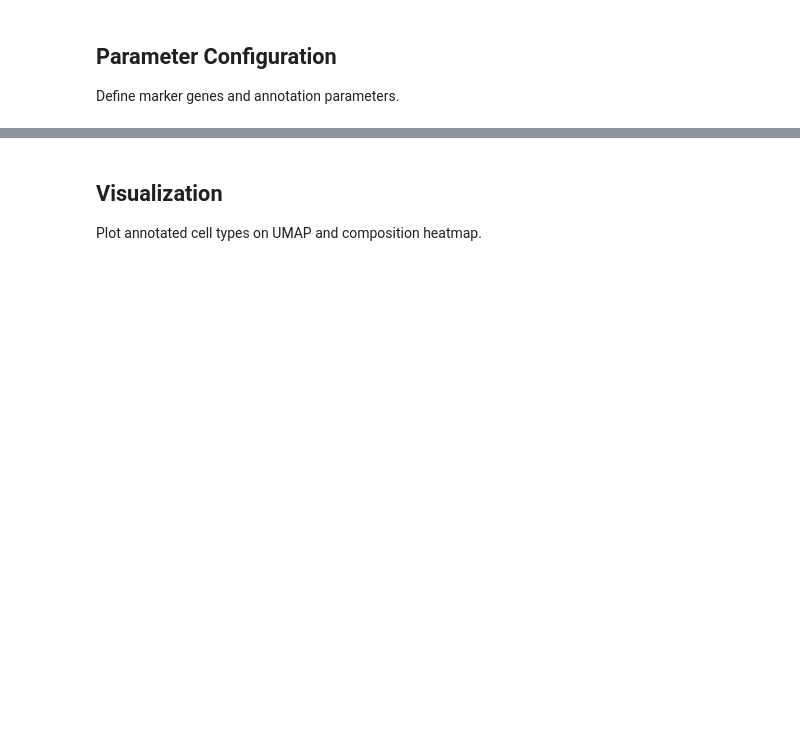
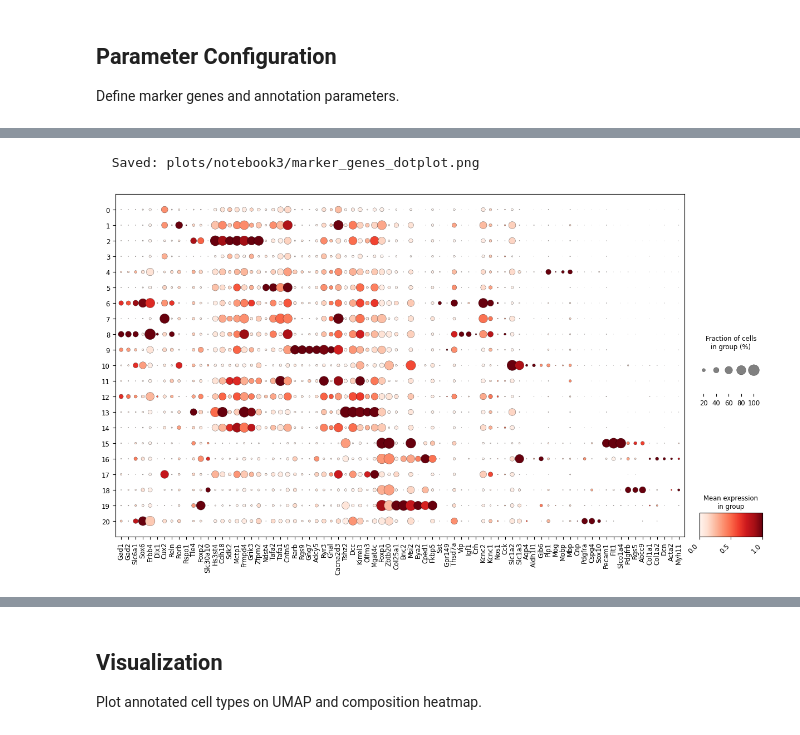
Before and after one commit to dryingpaint/tsai-lab-scrna, a Jupyter notebook: cell_annotation_colab/3_annotation_export.ipynb, the cells around one changed output, grey strips where cells are left out. Cells and saved outputs as stored; diff of their text form; code cells hidden in the pictures; blank space fills up the shorter version.

```diff
--- a/cell_annotation_colab/3_annotation_export.ipynb
+++ b/cell_annotation_colab/3_annotation_export.ipynb
@@ -409,0 +220,8 @@ print(adata.obs['celltype'].value_counts().sort_index())
+# %%
+from utils.annotation import plot_marker_genes
+
+# Plot marker genes
+plot_marker_genes(adata, marker_genes=MARKER_GENES, save_dir=PLOTS_DIR)
+# %% [output]
+  Saved: plots/notebook3/marker_genes_dotplot.png
+[figure, added]
```
Also changed, not shown: parts of 20 cells of this notebook, 6 other files.
